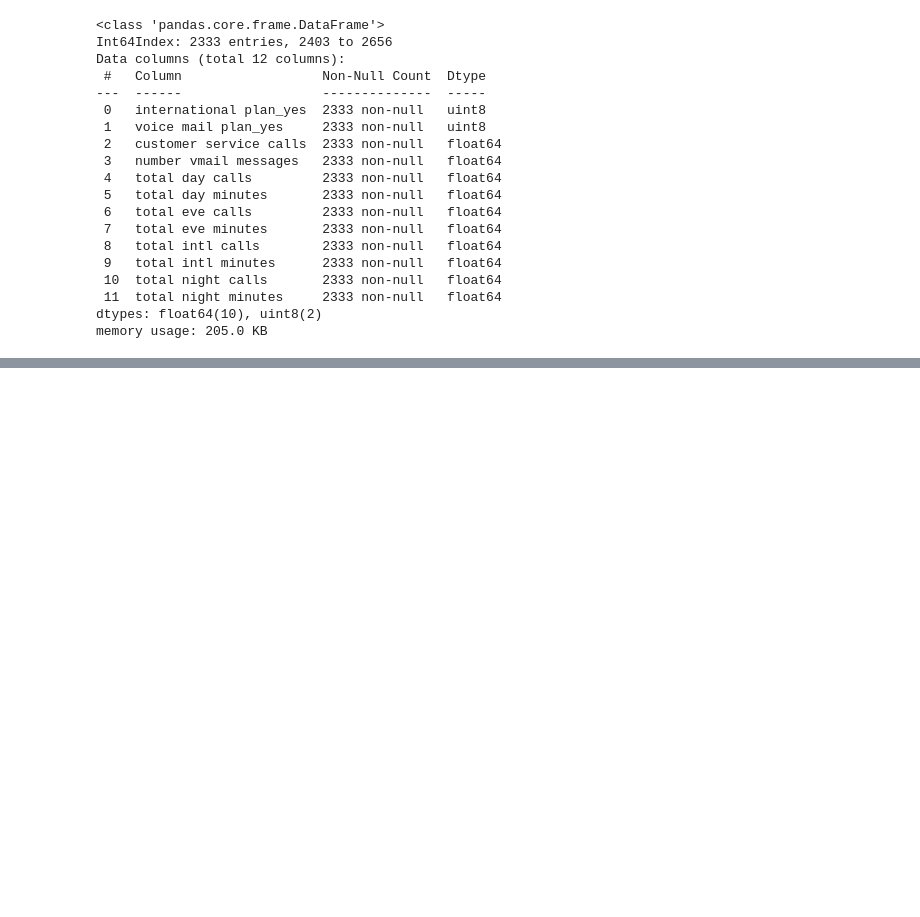
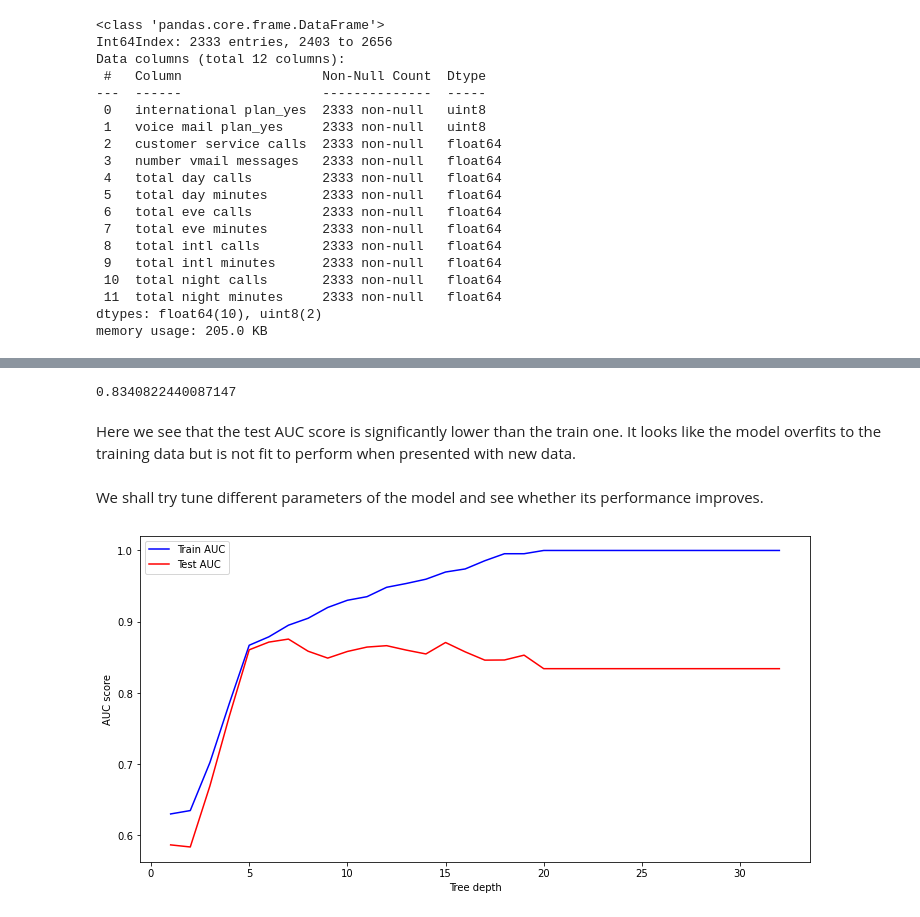
Before and after one commit to Collin9726/Predicting_Customer_Churn_At_SyriaTel, a Jupyter notebook: index.ipynb, the cells around one changed output, grey strips where cells are left out. Cells and saved outputs as stored; diff of their text form; code cells hidden in the pictures; blank space fills up the shorter version.

Commit message:
Built and tuned a Decision Tree classifier model

```diff
--- a/index.ipynb
+++ b/index.ipynb
@@ -74,5 +74,5 @@ False    1986
 True      347
 Name: churn, dtype: int64
 # %%
-y_train_int = y_train.astype(int)
+y_train = y_train.astype(int)
 # %%
@@ -236,0 +244,3 @@ memory usage: 205.0 KB
+# %%
+dt = DecisionTreeClassifier(criterion='entropy', random_state=seed)
+dt.fit(X_train_preprocessed, y_train)
@@ -236,0 +291,40 @@ memory usage: 205.0 KB
+# %%
+y_pred = dt.predict(X_test_preprocessed)
+
+false_positive_rate, true_positive_rate, thresholds = roc_curve(y_test, y_pred)
+roc_auc = auc(false_positive_rate, true_positive_rate)
+roc_auc
+# %% [output]
+0.8340822440087147
+# %% [markdown]
+Here we see that the test AUC score is significantly lower than the train one. It looks like the model overfits to the training data but is not fit to perform when presented with new data.
+# %% [markdown]
+We shall try tune different parameters of the model and see whether its performance improves.
+# %%
+# Find the optimal tree depth
+max_depths = list(range(1, 33))
+train_results = []
+test_results = []
+for max_depth in max_depths:
+    dt = DecisionTreeClassifier(criterion='entropy', max_depth=max_depth, random_state=seed)
+    dt.fit(X_train_preprocessed, y_train)
+
+    train_pred = dt.predict(X_train_preprocessed)
+    false_positive_rate, true_positive_rate, thresholds = roc_curve(y_train, train_pred)
+    roc_auc = auc(false_positive_rate, true_positive_rate)
+    train_results.append(roc_auc)
+
+    y_pred = dt.predict(X_test_preprocessed)
+    false_positive_rate, true_positive_rate, thresholds = roc_curve(y_test, y_pred)
+    roc_auc = auc(false_positive_rate, true_positive_rate)
+    test_results.append(roc_auc)
+
+plt.figure(figsize=(12,6))
+plt.plot(max_depths, train_results, 'b', label='Train AUC')
+plt.plot(max_depths, test_results, 'r', label='Test AUC')
+plt.ylabel('AUC score')
+plt.xlabel('Tree depth')
+plt.legend()
+plt.show()
+# %% [output]
+[figure, added]
```
Also changed, not shown: parts of 20 cells of this notebook.
